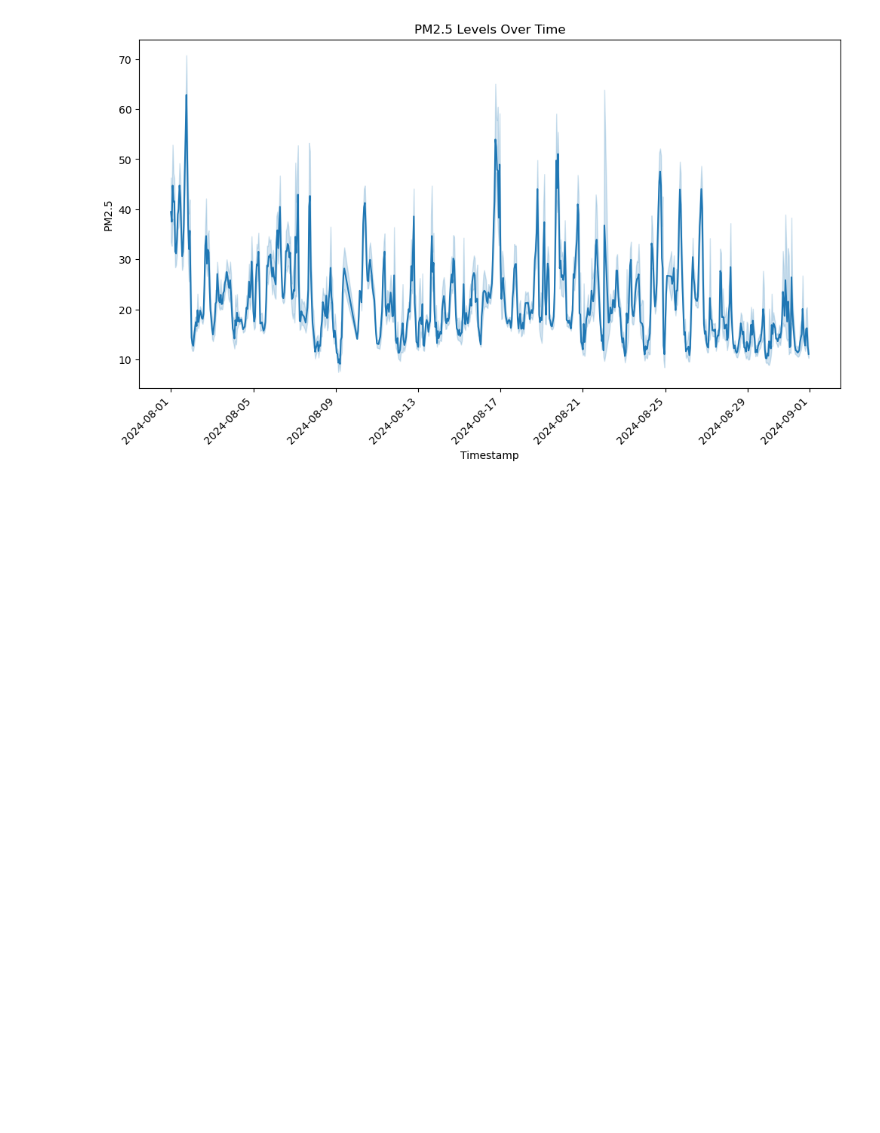
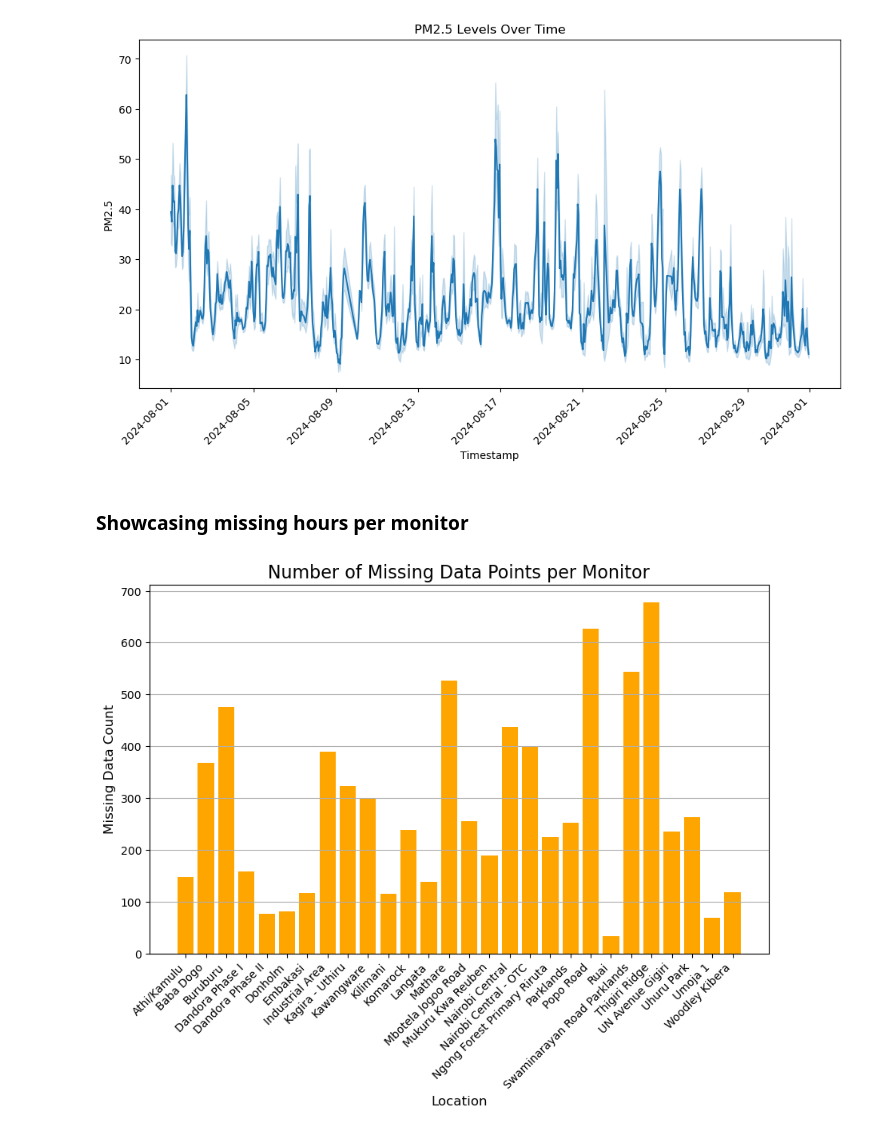
Before and after one commit to ANGI3MAINA/Air_quality_-2024, a Jupyter notebook: notebook.ipynb, the cells around one changed output. Drawn from its saved outputs; the diff is of its cells as text; code cells hidden in the pictures; blank space fills up the shorter version.

Commit message:
missing data count

```diff
--- a/notebook.ipynb
+++ b/notebook.ipynb
@@ -68,3 +68,36 @@ plt.xticks(rotation=45, ha='right')
 plt.show()
 # %% [output]
 [figure]
+# %% [markdown]
+### Showcasing missing hours per monitor
+# %%
+# Create a complete time range (hourly) for each monitor
+all_timestamps = pd.date_range(start=df['timestamp'].min(), end=df['timestamp'].max(), freq='H')
+monitors = df['display_name'].unique()
+# %%
+# Create a DataFrame for all timestamps and monitors
+complete_data = pd.MultiIndex.from_product([all_timestamps, monitors], names=['timestamp', 'display_name'])
+complete_df = pd.DataFrame(index=complete_data).reset_index()
+# %%
+# Merge with the original data
+df = pd.merge(complete_df, df, on=['timestamp', 'display_name'], how='left')
+# %%
+# Add a column to indicate missing values
+df['missing'] = df['pm2_5'].isna()
+# %%
+# Count missing values for each monitor
+missing_counts = df.groupby('display_name')['missing'].sum().reset_index()
+
+# Plot bar chart
+plt.figure(figsize=(10, 6))
+plt.bar(missing_counts['display_name'], missing_counts['missing'], color='orange')
+
+# Add labels and title
+plt.title("Number of Missing Data Points per Monitor", fontsize=16)
+plt.xlabel("Location", fontsize=12)
+plt.xticks(rotation=45, ha='right')
+plt.ylabel("Missing Data Count", fontsize=12)
+plt.grid(axis='y')
+plt.show()
+# %% [output]
+[figure, added]
```
